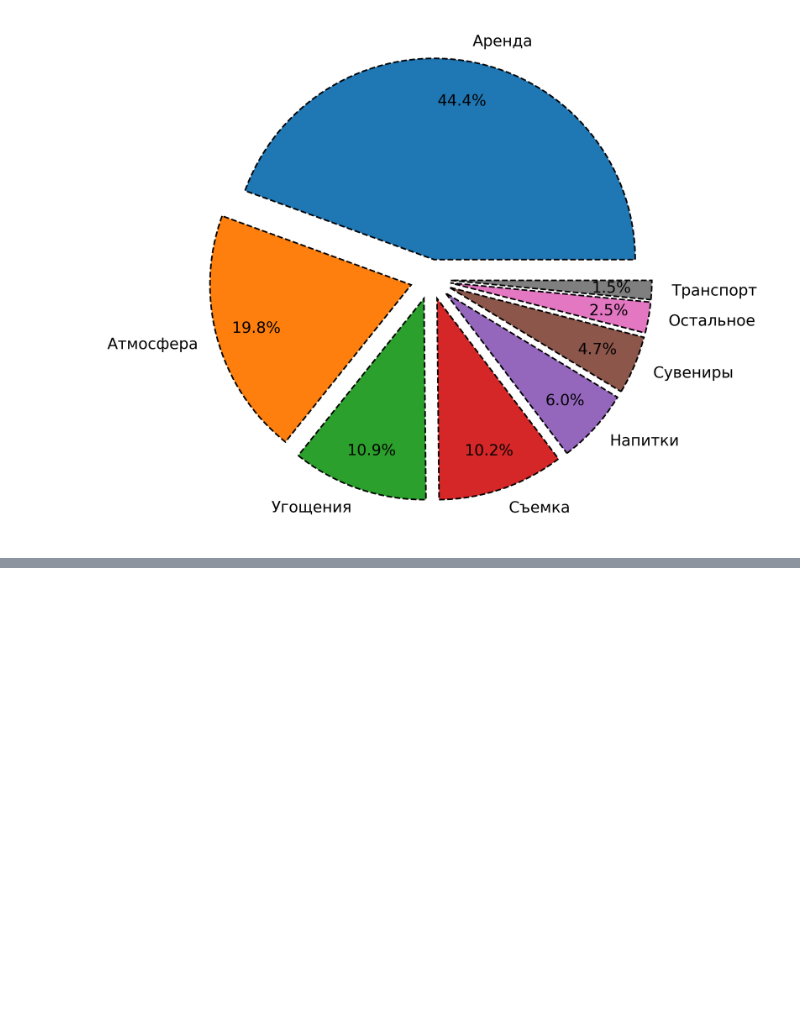
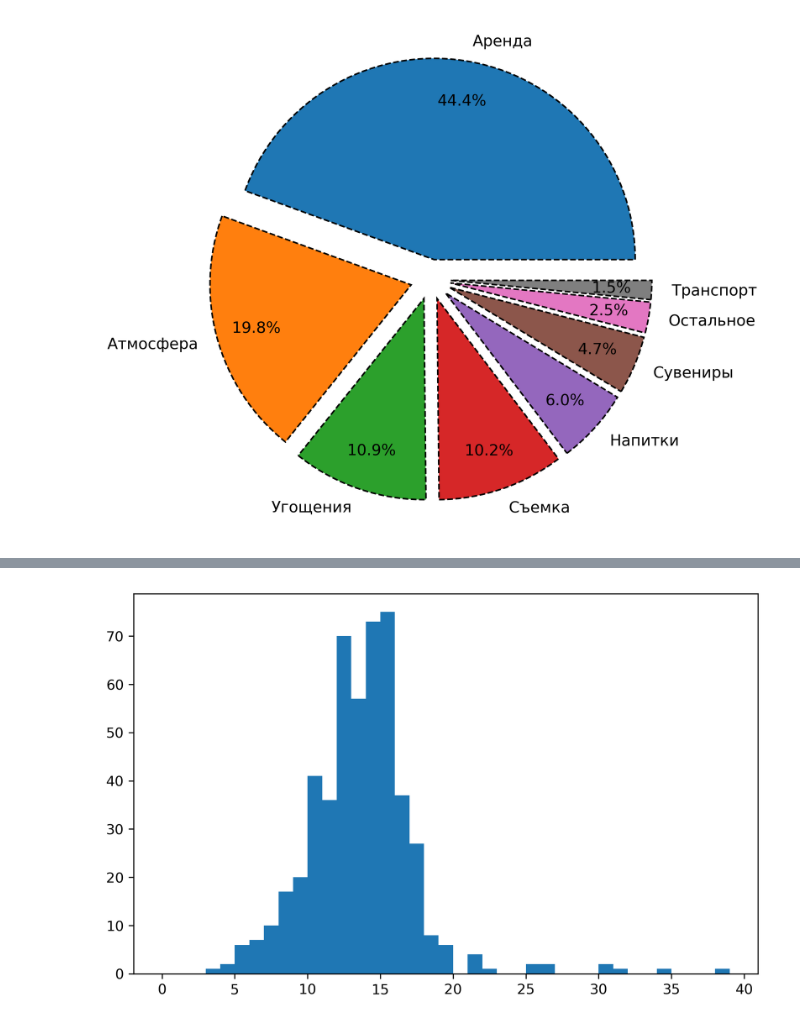
Before and after one commit to dena-den/Jupyter-projects, a Jupyter notebook: chugik/chugik.ipynb, the cells around one changed output, grey strips where cells are left out. Saved outputs shown, nothing was run; the diff lists cells and outputs as text; code cells hidden in the pictures; blank space fills up the shorter version.

```diff
--- a/chugik/chugik.ipynb
+++ b/chugik/chugik.ipynb
@@ -375,0 +344,15 @@ new
+# %%
+actors = df[['Date', 'Price', 'Salaries']]
+# %%
+def salary(x):
+    x = x.split(' ')
+    y = [int(x1) for x1 in x if x1.isdigit()]
+    for i in range(len(x)):
+        if '=' in x[i]:
+            return None
+    if 'ОСТАТОК' in x:
+        return sum(y[:-1])
+    else:
+        return sum(y)
+
+salary('Артем (ИП) 1800 авто: Саша 1200 ОСТАТОК 100')
@@ -375,0 +361,3 @@ new
+# %%
+actors['Sum'] = actors.Salaries.apply(salary)
+actors['Percent'] = round(100 * actors.Sum / actors.Price, 1)
@@ -375,0 +368,4 @@ new
+# %%
+actors.dropna(inplace=True)
+actors.drop([120,443], axis=0, inplace=True)
+actors.sort_values('Percent', ascending=False).head(20)
@@ -375,0 +390,8 @@ new
+# %%
+one = np.arange(0,40,1)
+
+plt.figure(figsize=(8,5), dpi=300)
+plt.hist(actors['Percent'], bins=one)
+plt.show()
+# %% [output]
+[figure, added]
```
Also changed, not shown: parts of 14 cells of this notebook, 2 other files.
